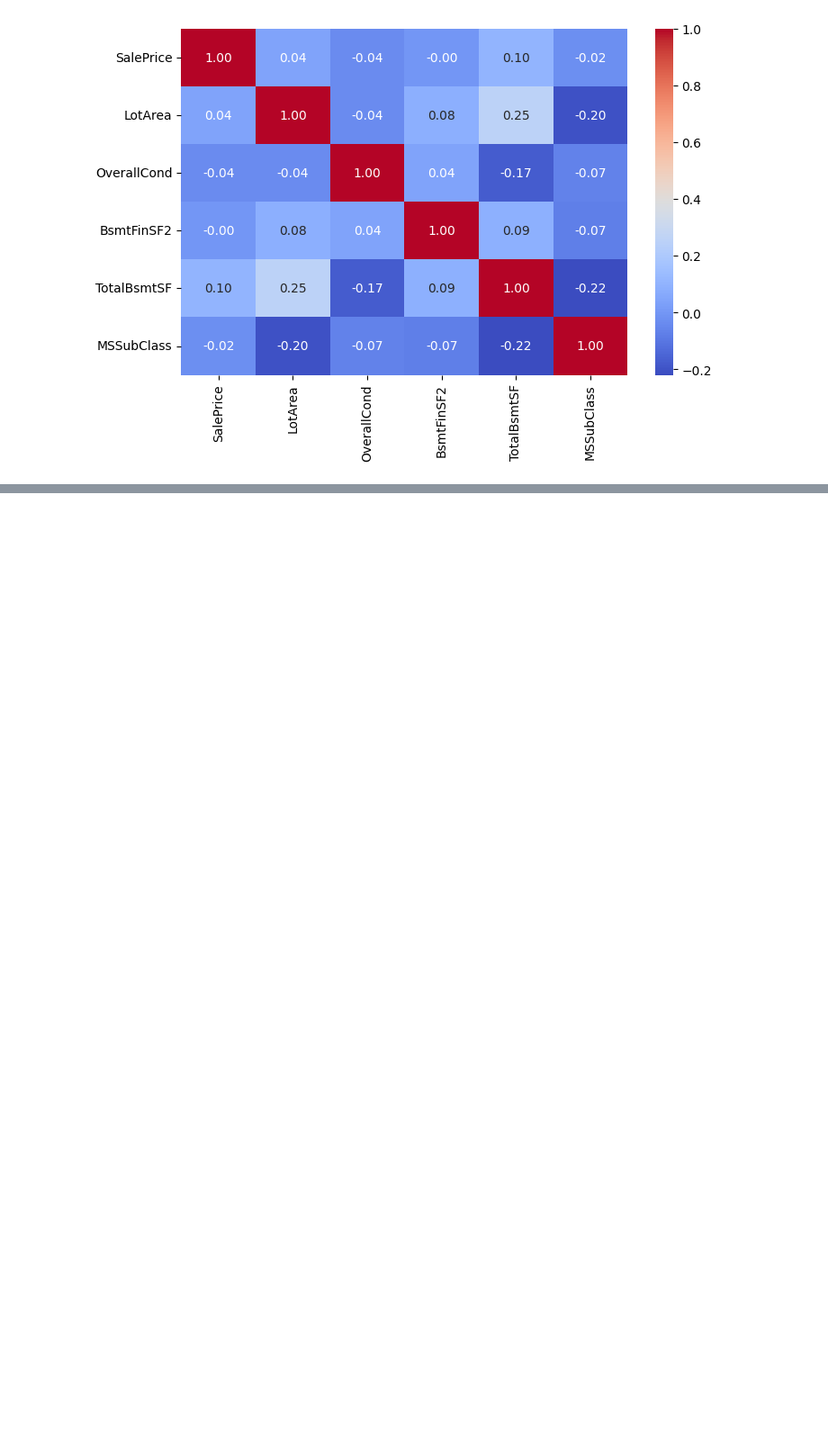
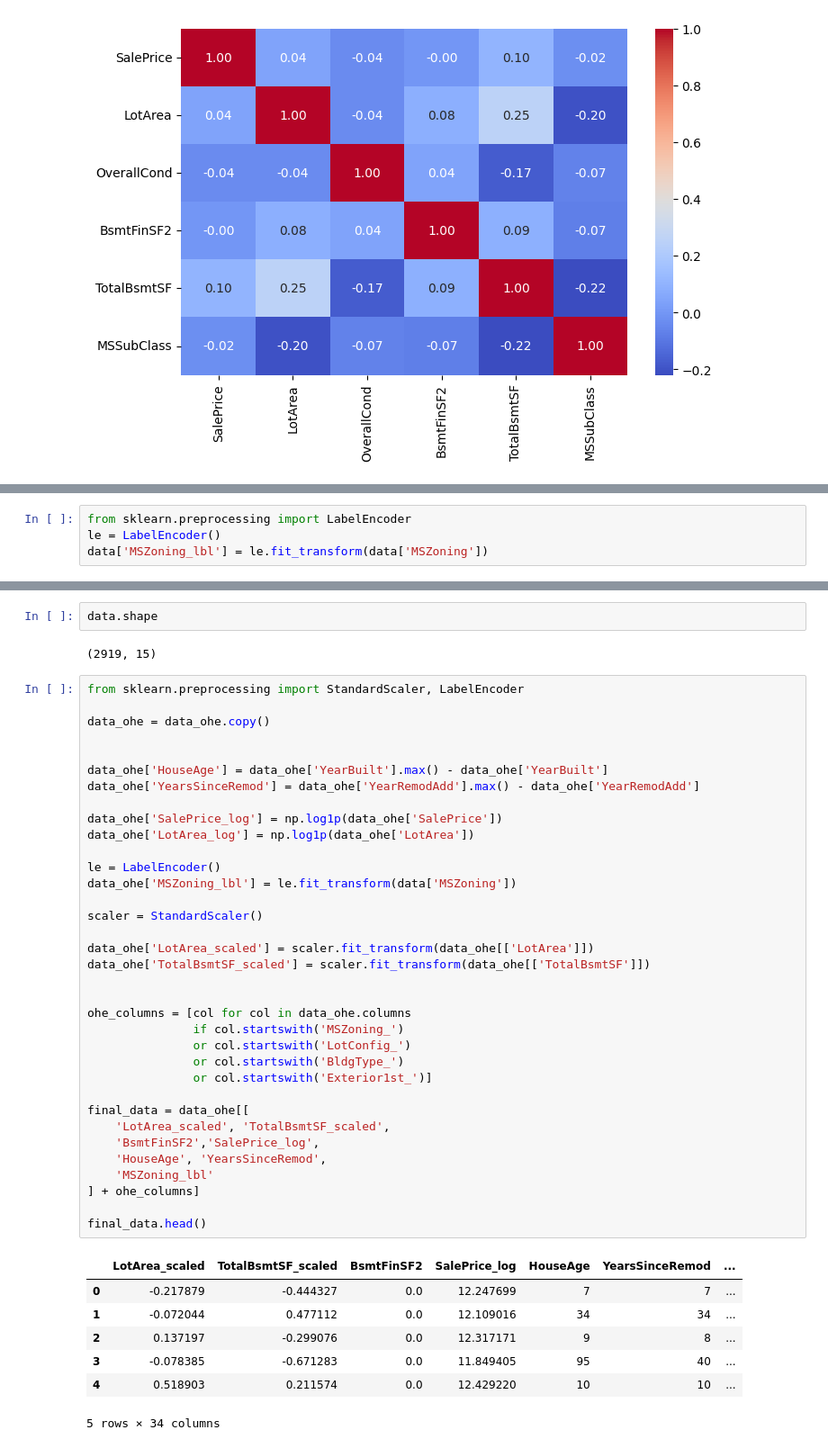
Before and after one commit to SachinGunjal001/House-Price-Prediction-Python-Analysis, a Jupyter notebook: HousePricePyAnalysis.ipynb, the cells around one changed output, grey strips where cells are left out. Shown at 90% size. Saved outputs shown, nothing was run; the diff lists cells and outputs as text; blank space fills up the shorter version.

```diff
--- a/HousePricePyAnalysis.ipynb
+++ b/HousePricePyAnalysis.ipynb
@@ -615,0 +675,4 @@ plt.show()
+# %%
+from sklearn.preprocessing import LabelEncoder
+le = LabelEncoder()
+data['MSZoning_lbl'] = le.fit_transform(data['MSZoning'])
@@ -615,0 +694,47 @@ plt.show()
+# %%
+data.shape
+# %% [output]
+(2919, 15)
+# %%
+from sklearn.preprocessing import StandardScaler, LabelEncoder
+
+data_ohe = data_ohe.copy()
+
+
+data_ohe['HouseAge'] = data_ohe['YearBuilt'].max() - data_ohe['YearBuilt']
+data_ohe['YearsSinceRemod'] = data_ohe['YearRemodAdd'].max() - data_ohe['YearRemodAdd']
+
+data_ohe['SalePrice_log'] = np.log1p(data_ohe['SalePrice'])
+data_ohe['LotArea_log'] = np.log1p(data_ohe['LotArea'])
+
+le = LabelEncoder()
+data_ohe['MSZoning_lbl'] = le.fit_transform(data['MSZoning'])
+
+scaler = StandardScaler()
+
+data_ohe['LotArea_scaled'] = scaler.fit_transform(data_ohe[['LotArea']])
+data_ohe['TotalBsmtSF_scaled'] = scaler.fit_transform(data_ohe[['TotalBsmtSF']])
+
+
+ohe_columns = [col for col in data_ohe.columns
+               if col.startswith('MSZoning_')
+               or col.startswith('LotConfig_')
+               or col.startswith('BldgType_')
+               or col.startswith('Exterior1st_')]
+
+final_data = data_ohe[[
+    'LotArea_scaled', 'TotalBsmtSF_scaled',
+    'BsmtFinSF2','SalePrice_log',
+    'HouseAge', 'YearsSinceRemod',
+    'MSZoning_lbl'
+] + ohe_columns]
+
+final_data.head()
+# %% [output]
+|  | LotArea_scaled | TotalBsmtSF_scaled | BsmtFinSF2 | SalePrice_log | HouseAge | YearsSinceRemod | ... |
+| 0 | -0.217879 | -0.444327 | 0.0 | 12.247699 | 7 | 7 | ... |
+| 1 | -0.072044 | 0.477112 | 0.0 | 12.109016 | 34 | 34 | ... |
+| 2 | 0.137197 | -0.299076 | 0.0 | 12.317171 | 9 | 8 | ... |
+| 3 | -0.078385 | -0.671283 | 0.0 | 11.849405 | 95 | 40 | ... |
+| 4 | 0.518903 | 0.211574 | 0.0 | 12.429220 | 10 | 10 | ... |
+5 rows × 34 columns
```
Also changed, not shown: parts of 11 cells of this notebook.
